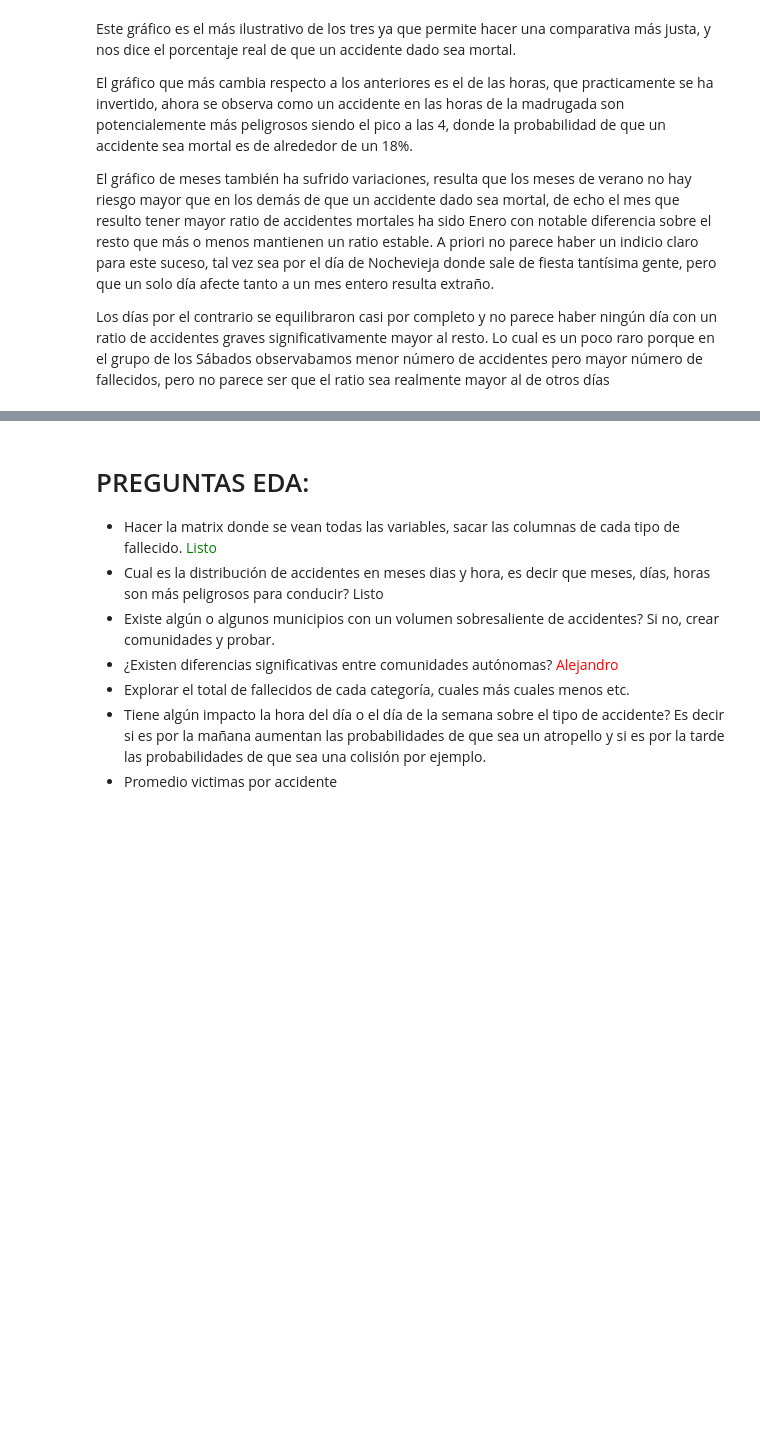
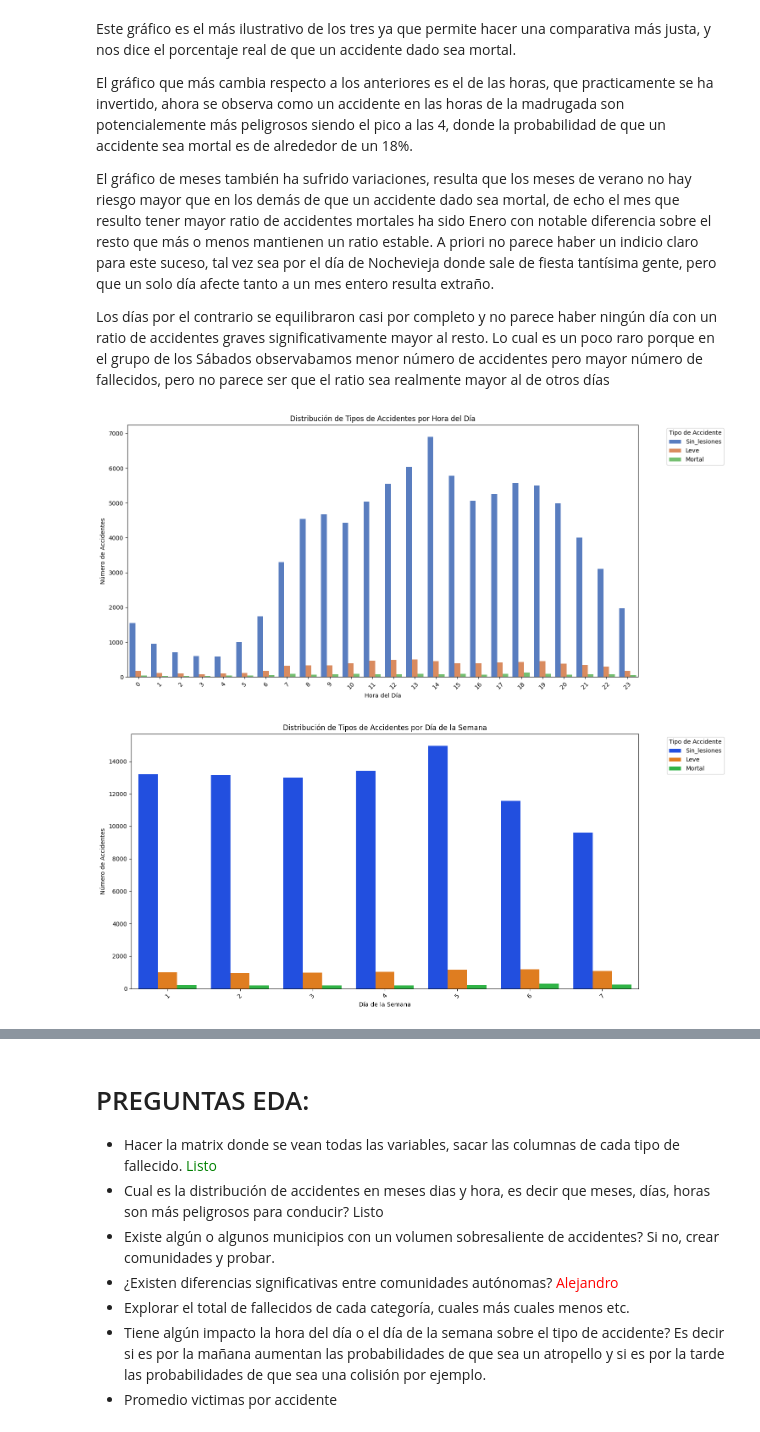
Before and after one commit to 4GeeksAcademy/Proyecto_final_DS_Alex_Carlos, a Jupyter notebook: project/project.ipynb, the cells around one changed output, grey strips where cells are left out. Cells and saved outputs as stored; diff of their text form; code cells hidden in the pictures; blank space fills up the shorter version.

Commit message:
Accidentes hora

```diff
--- a/project/project.ipynb
+++ b/project/project.ipynb
@@ -664,3 +665,30 @@ El gráfico que más cambia respecto a los anteriores es el de las horas, que pr
 El gráfico de meses también ha sufrido variaciones, resulta que los meses de verano no hay riesgo mayor que en los demás de que un accidente dado sea mortal, de echo el mes que resulto tener mayor ratio de accidentes mortales ha sido Enero con notable diferencia sobre el resto que más o menos mantienen un ratio estable. A priori no parece haber un indicio claro para este suceso, tal vez sea por el día de Nochevieja donde sale de fiesta tantísima gente, pero que un solo día afecte tanto a un mes entero resulta extraño.
 
 Los días por el contrario se equilibraron casi por completo y no parece haber ningún día con un ratio de accidentes graves significativamente mayor al resto. Lo cual es un poco raro porque en el grupo de los Sábados observabamos menor número de accidentes pero mayor número de fallecidos, pero no parece ser que el ratio sea realmente mayor al de otros días
+# %%
+# A continuación, se estudia si tiene algún impacto la hora del día o el día de la semana sobre el tipo de accidente
+
+# Gráfico 1: Impacto de la hora del día en el tipo de accidente
+plt.figure(figsize=(15, 7))
+sns.countplot(data=df_eda, x='HORA', hue='TYP_ACC', palette='muted')
+plt.title('Distribución de Tipos de Accidentes por Hora del Día')
+plt.xlabel('Hora del Día')
+plt.ylabel('Número de Accidentes')
+plt.xticks(rotation=45)
+plt.legend(title='Tipo de Accidente', bbox_to_anchor=(1.05, 1), loc='upper left')
+plt.tight_layout()
+plt.show()
+
+# Gráfico 2: Impacto del día de la semana en el tipo de accidente
+plt.figure(figsize=(15, 7))
+sns.countplot(data=df, x='DIA_SEMANA', hue='TYP_ACC', palette='bright')
+plt.title('Distribución de Tipos de Accidentes por Día de la Semana')
+plt.xlabel('Día de la Semana')
+plt.ylabel('Número de Accidentes')
+plt.xticks(rotation=45)
+plt.legend(title='Tipo de Accidente', bbox_to_anchor=(1.05, 1), loc='upper left')
+plt.tight_layout()
+plt.show()
+# %% [output]
+[figure, added]
+[figure, added]
```
Also changed, not shown: parts of 3 cells of this notebook.
